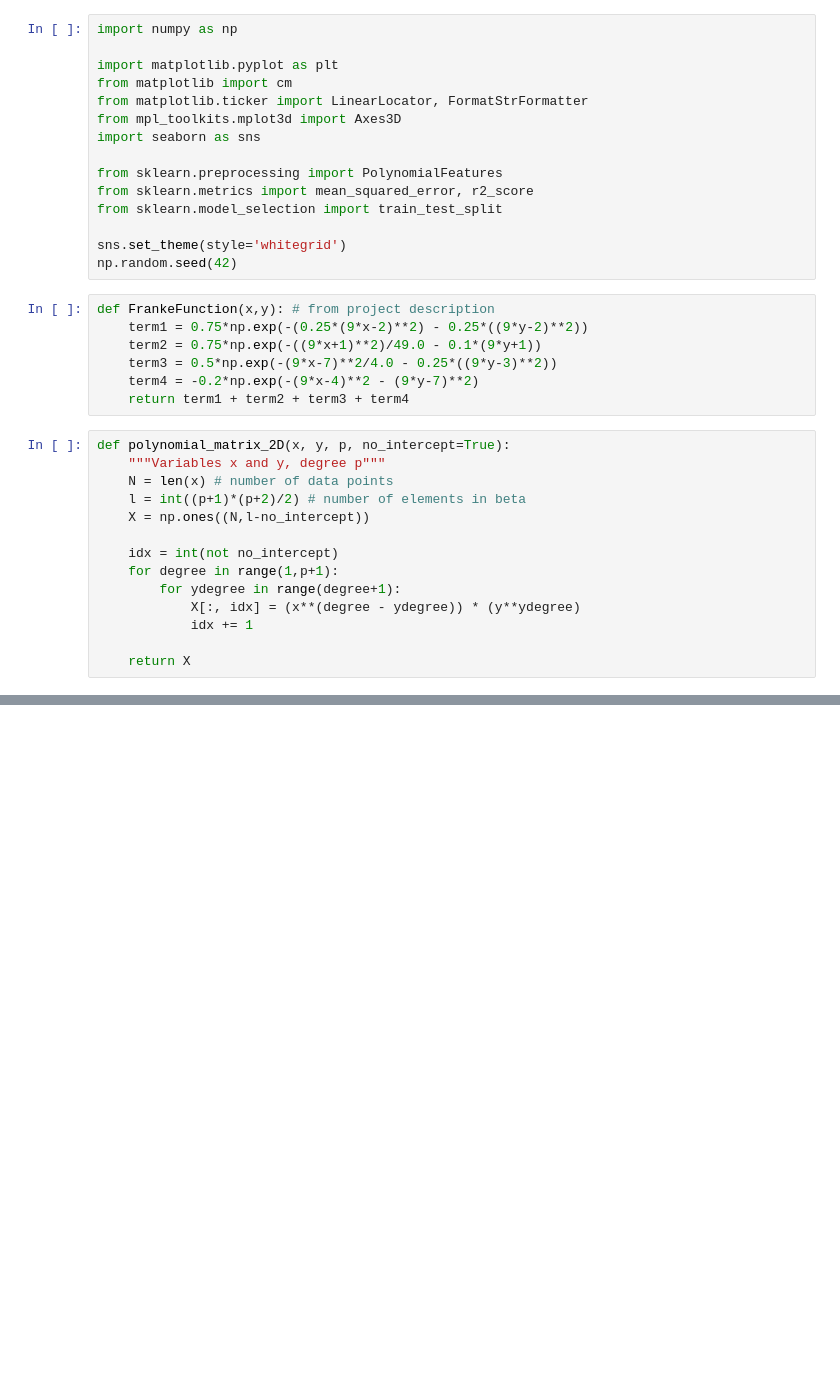
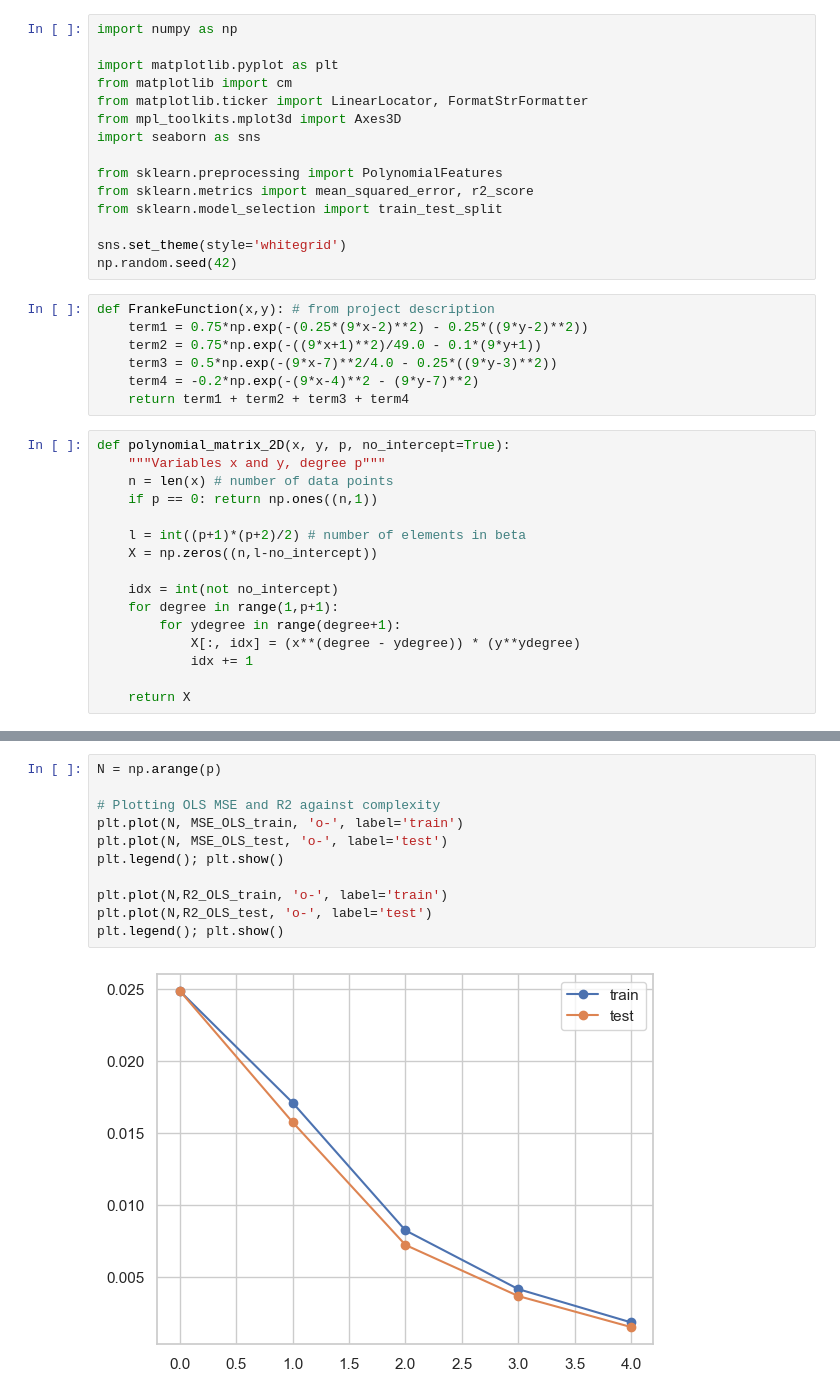
Before and after one commit to MariaFlyAway/Project1_FYS_STK, a Jupyter notebook: a.ipynb, the cells around one changed output, grey strips where cells are left out. Cells and saved outputs as stored; diff of their text form; blank space fills up the shorter version.

```diff
--- a/a.ipynb
+++ b/a.ipynb
@@ -25,9 +25,11 @@ def FrankeFunction(x,y): # from project description
 # %%
 def polynomial_matrix_2D(x, y, p, no_intercept=True):
 	"""Variables x and y, degree p"""
-	N = len(x) # number of data points
+	n = len(x) # number of data points
+	if p == 0: return np.ones((n,1))
+
 	l = int((p+1)*(p+2)/2) # number of elements in beta
-	X = np.ones((N,l-no_intercept))
+	X = np.zeros((n,l-no_intercept))
 
 	idx = int(not no_intercept)
 	for degree in range(1,p+1):
@@ -108,0 +90,13 @@ array([0.95486528, 0.73789692, 0.55435405, 0.61172075, 0.41960006,
+# %%
+N = np.arange(p)
+
+# Plotting OLS MSE and R2 against complexity
+plt.plot(N, MSE_OLS_train, 'o-', label='train')
+plt.plot(N, MSE_OLS_test, 'o-', label='test')
+plt.legend(); plt.show()
+
+plt.plot(N,R2_OLS_train, 'o-', label='train')
+plt.plot(N,R2_OLS_test, 'o-', label='test')
+plt.legend(); plt.show()
+# %% [output]
+[figure, added]
```
Also changed, not shown: parts of 3 cells of this notebook.
